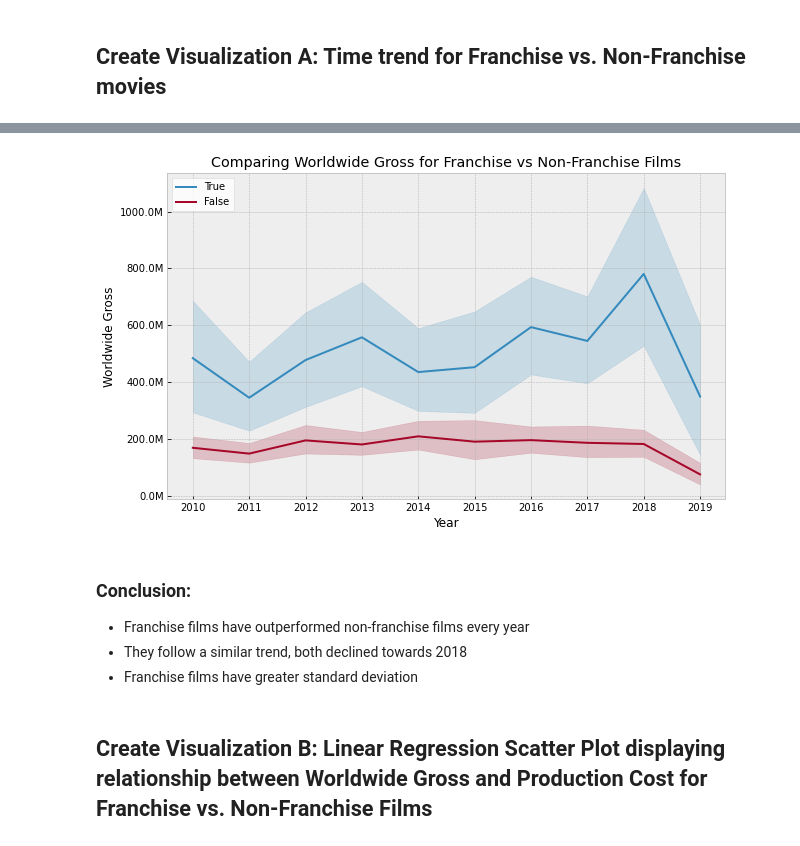
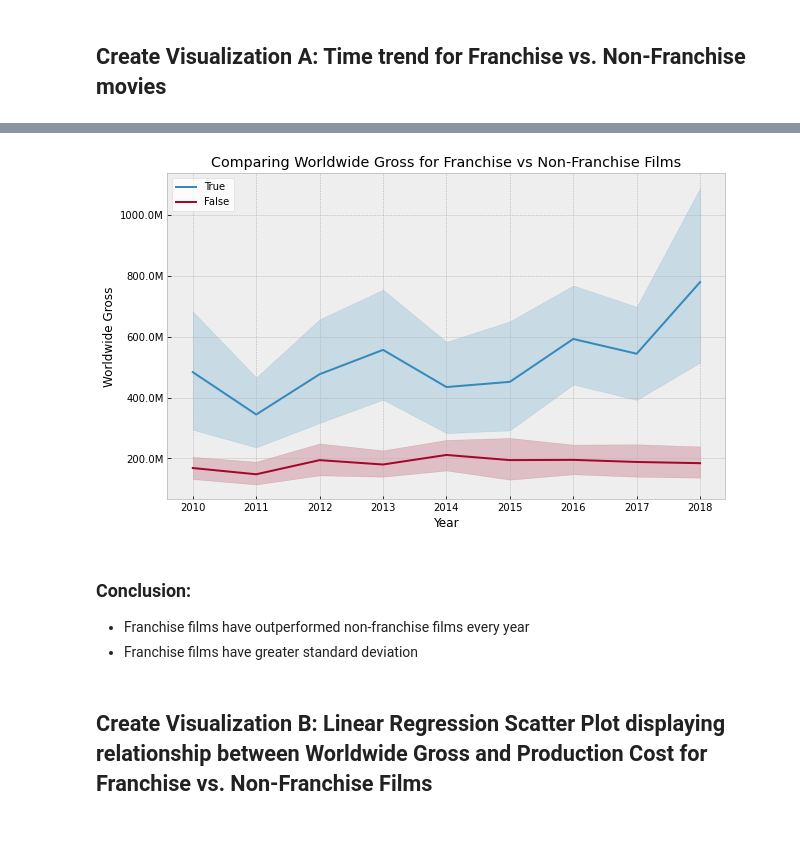
Before and after one commit to kuninethan95/dsc-phase-1-project, a Jupyter notebook: Phase 1 Project Notebook.ipynb, the cells around one changed output, grey strips where cells are left out. Drawn from its saved outputs; the diff is of its cells as text; code cells hidden in the pictures.

Commit message:
pulled out 2019 bc lack of data

```diff
--- a/Phase 1 Project Notebook.ipynb
+++ b/Phase 1 Project Notebook.ipynb
@@ -808,6 +808,8 @@ array([2011, 2019, 2015, 2018, 2017, 2013, 2012, 2010, 2016, 2014])
 gby = budgets_years.groupby('year')[['production_budget','domestic_gross', 'worldwide_gross']].agg('mean', 'median').reset_index()
 # %% [markdown]
 ## Create Visualization: Lineplot of worldwide/domestic gross/cost based on year
+# %%
+gby = gby.drop(9, axis=0)
 # %%
 with plt.style.context('bmh'):
     fig, ax = plt.subplots(figsize=(10,6))
@@ -822,5 +824,5 @@ with plt.style.context('bmh'):
     ax.yaxis.set_major_formatter(formatter)
 
     ax.legend(facecolor='white')
-    ax.set_xticks(np.arange(2010, 2020, 1))
+    ax.set_xticks(np.arange(2010, 2019, 1))
 # %% [output]
@@ -1011,23 +1030,25 @@ Name: is_franchise, dtype: float64
+# %%
+tn_movie_budgets3 = tn_movie_budgets2[(tn_movie_budgets2['year']>=2010) & (tn_movie_budgets2['year']<=2018)]
 # %%
 with plt.style.context('bmh'):
     fig, ax = plt.subplots(figsize=(10,6))
-    sns.lineplot(data=tn_movie_budgets2, x='year', y='worldwide_gross', hue='is_franchise', hue_order=(True, False))
+    sns.lineplot(data=tn_movie_budgets3, x='year', y='worldwide_gross', hue='is_franchise', hue_order=(True, False))
 
     ax.set_xlabel('Year')
     ax.set_ylabel('Worldwide Gross')
     ax.set_title('Comparing Worldwide Gross for Franchise vs Non-Franchise Films')
 
     formatter = FuncFormatter(millions)
     ax.yaxis.set_major_formatter(formatter)
 
     ax.legend(facecolor='white', loc=2)
-    ax.set_xticks(np.arange(2010, 2020, 1));
+    ax.set_xticks(np.arange(2010, 2019, 1));
+    plt.savefig("/Users/ethankunin/Desktop/franvnonfran.png")
 # %% [output]
-[figure, old version]
+[figure, new version]
 # %% [markdown]
 ### Conclusion:
 - Franchise films have outperformed non-franchise films every year
-- They follow a similar trend, both declined towards 2018
 - Franchise films have greater standard deviation
 # %%
 tn_movie_budgets2 = tn_movie_budgets2[tn_movie_budgets2['worldwide_gross'] != 0]
```
Also changed, not shown: parts of 4 cells of this notebook, 2 other files.
